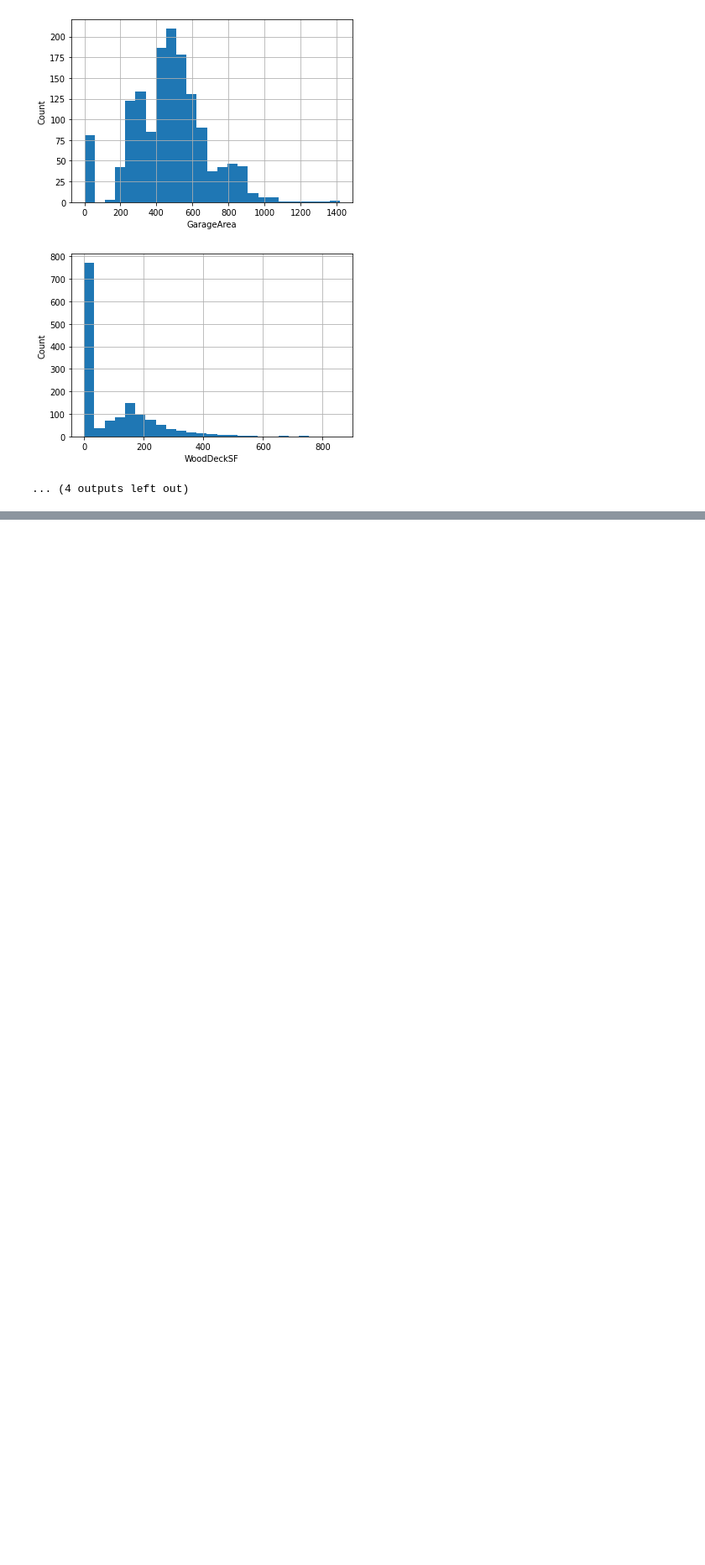
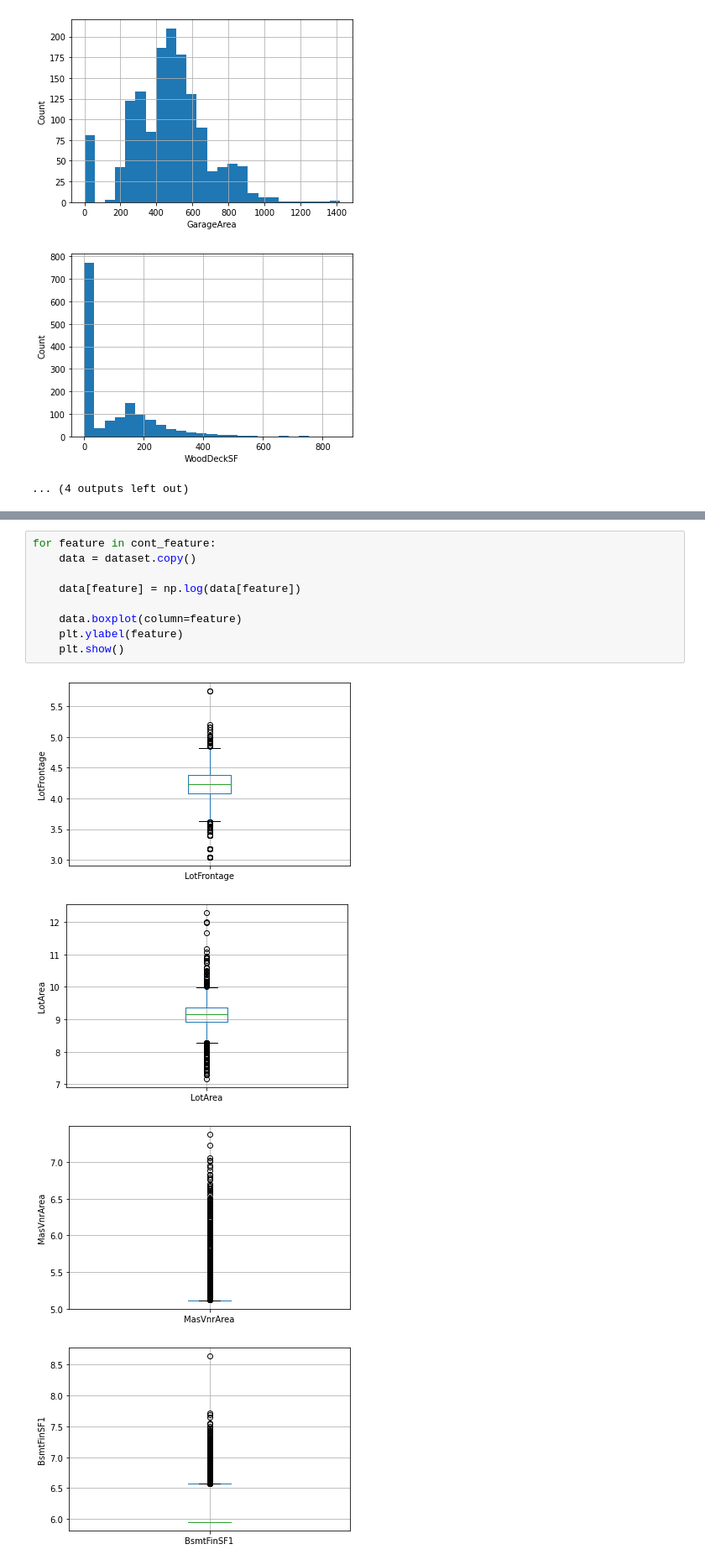
Before and after one commit to ayush270702/Advance-House-Price-Prediction, a Jupyter notebook: Data_analysis.ipynb, the cells around one changed output, grey strips where cells are left out. Shown at 84% size. Saved outputs shown, nothing was run; the diff lists cells and outputs as text; blank space fills up the shorter version.

```diff
--- a/Data_analysis.ipynb
+++ b/Data_analysis.ipynb
@@ -230,0 +256,14 @@ for feature in cont_feature:
+# %%
+for feature in cont_feature:
+    data = dataset.copy()
+
+    data[feature] = np.log(data[feature])
+
+    data.boxplot(column=feature)
+    plt.ylabel(feature)
+    plt.show()
+# %% [output]
+[figure, added]
+[figure, added]
+[figure, added]
+[figure, added]
```
Also changed, not shown: parts of 8 cells of this notebook, 3 other files.
